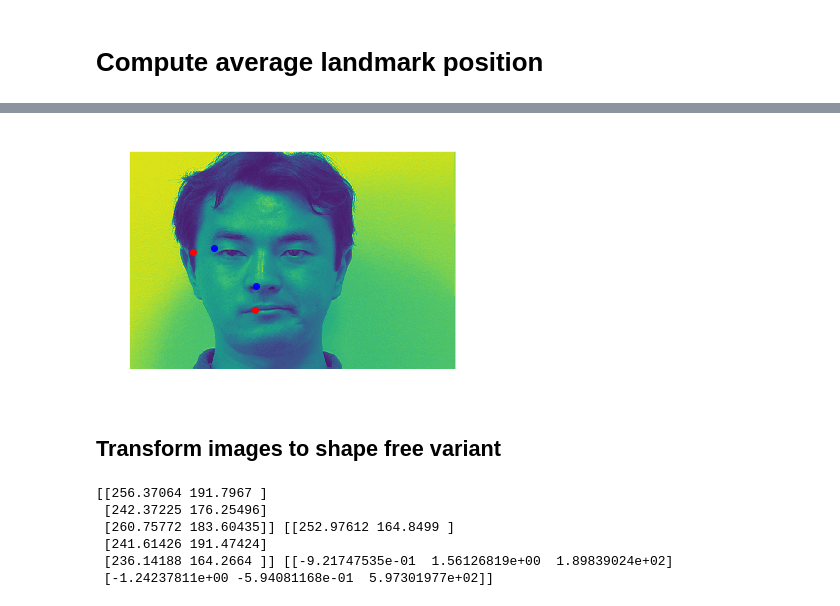
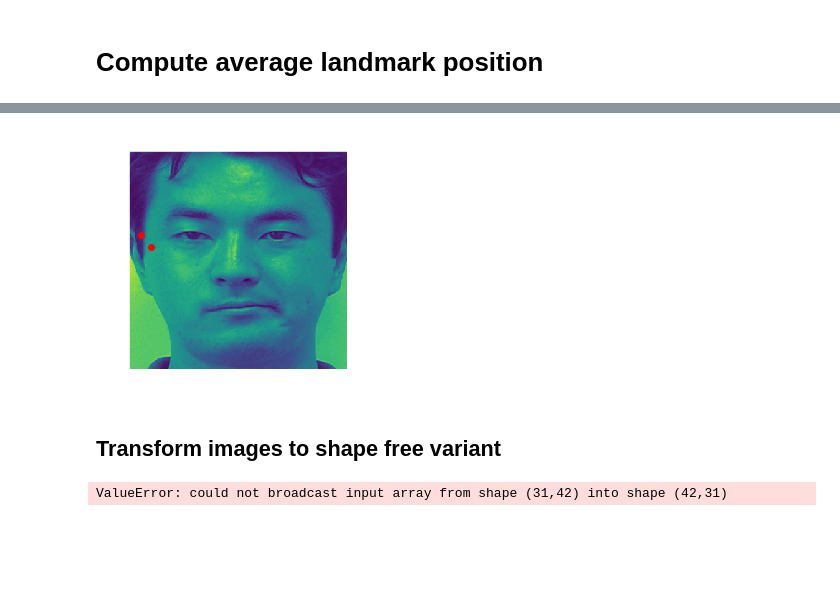
Before and after one commit to maxxiefjv/ACVPR-ExpressionInvariantFaceRecognition, a Jupyter notebook: Final Project Results/AAMLandmarkDetection.ipynb, the cells around one changed output, grey strips where cells are left out. Cells and saved outputs as stored; diff of their text form; code cells hidden in the pictures; blank space fills up the shorter version.

```diff
--- a/Final Project Results/AAMLandmarkDetection.ipynb
+++ b/Final Project Results/AAMLandmarkDetection.ipynb
@@ -16,7 +16,8 @@ from PIL import Image
 class Image():
 
     def __init__(self, image, landmarks):
-        self.image = cv2.cvtColor(image, cv2.COLOR_BGR2GRAY)
+        # self.image = cv2.cvtColor(image, cv2.COLOR_BGR2GRAY)
+        self.image = image
         self.original_image = copy.deepcopy(self.image)
         self.landmarks = landmarks
         self.hash = hash(self)
@@ -56,11 +102,13 @@ ck_image_files = ck_image_files[:500]
 # %%
 images = []
+crop_imsize = 350
 
 with tqdm(total=len(ck_image_files), desc="Processing entries") as pbar:
     for i, ck_image in enumerate(ck_image_files):
 
-        image = cv2.imread(ck_image)
         landmarks = getLandmarksForImage(ck_image)
+        image, landmarks = detect_face(ck_image, landmarks)
+        image = cv2.resize(image,(crop_imsize, crop_imsize))
         images.append(Image(image, landmarks))
 
         pbar.update(1)
@@ -87,12 +135,10 @@ view_landmarks(avgLandmarks)
 # %%
 plt.imshow(images[0].getImage())
-plt.title("Same order?")
-view_landmarks(avgLandmarks[:1], 'b')
+plt.title("Average Landmarks")
+view_landmarks(avgLandmarks[:1])
 view_landmarks(images[0].getLandmarks()[:1])
-view_landmarks(avgLandmarks[-1:], 'b')
-view_landmarks(images[0].getLandmarks()[-1:])
 # %% [output]
-[figure, old version]
+[figure, new version]
 # %% [markdown]
 ## Transform images to shape free variant
 # %%
@@ -157,28 +221,41 @@ for image in images[:1]:
     rect = (0,0,im_shape[1],im_shape[0])
     subdiv = cv2.Subdiv2D(rect)
 
-    subdiv.insert(dest)
-    triangles_dest = subdiv.getTriangleList()
+    subdiv = cv2.Subdiv2D(rect)
+    subdiv.insert(src)
+    src_triangles = subdiv.getTriangleList()
 
-    subdiv.insert(src)
-    triangles_src = subdiv.getTriangleList()
+    dest_triangles = get_second_delaunay_triangles(im, src_triangles, src, dest)
 
-    # draw_delaunay(im, triangles_src, (255,255,255))
+    # draw_delaunay(im, src_triangles[:20], (255,255,255))
+    # draw_delaunay(im, dest_triangles, (0,0,0))
     # plt.imshow(im)
 
-    warped_image_shape = (im_shape[1],im_shape[0])
-    for (src_triangle, dest_triangle) in zip(triangles_src, triangles_dest):
+    # warped_image_shape = (im_shape[1],im_shape[0])
+    warped_image = np.zeros_like(im)
+    for (src_triangle, dest_triangle) in zip(src_triangles, dest_triangles):
         src_triangle_points = np.array(list(map(lambda x : list(x),getTrianglePts(src_triangle))), np.float32)
         dest_triangle_points = np.array(list(map(lambda x : list(x),getTrianglePts(dest_triangle))), np.float32)
 
         M = cv2.getAffineTransform(src_triangle_points, dest_triangle_points)
 
         src_triangle_image = getTriangleImage(im, src_triangle)
-        warped_image = cv2.warpAffine(src_triangle_image, M, warped_image_shape)
 
-        pairPlot(src_triangle_image, warped_image)
+        dest_boundingRect = cv2.boundingRect(dest_triangle_points)
+        (dx, dy, dw, dh) = dest_boundingRect
 
+        warped_image_triangle = cv2.warpAffine(src_triangle_image, M, (dh, dw))
+        # plt.imshow(warped_image_triangle)
+        warped_triangle_area = warped_image[dx: dx + dw, dy : dy + dh]
+        warped_triangle_area = cv2.add(warped_triangle_area, warped_image_triangle)
+
+        warped_image[dx: dx + dw, dy : dy + dh] = warped_triangle_area
+
+        pairPlot(src_triangle_image, warped_image_triangle)
         break
+    # break
+    # plt.imshow(warped_image)
+        # break
 #         if DRAW_EXAMPLE:
 
 #             drawTriangle(im, src_triangle, (255,0,0))
@@ -193,9 +270,4 @@ for image in images[:1]:
 #     if DRAW_EXAMPLE:
 #         break
 # %% [output]
-[[256.37064 191.7967 ]
- [242.37225 176.25496]
- [260.75772 183.60435]] [[252.97612 164.8499 ]
- [241.61426 191.47424]
- [236.14188 164.2664 ]] [[-9.21747535e-01  1.56126819e+00  1.89839024e+02]
- [-1.24237811e+00 -5.94081168e-01  5.97301977e+02]]
+ValueError: could not broadcast input array from shape (31,42) into shape (42,31)
```
Also changed, not shown: parts of 6 cells of this notebook.
